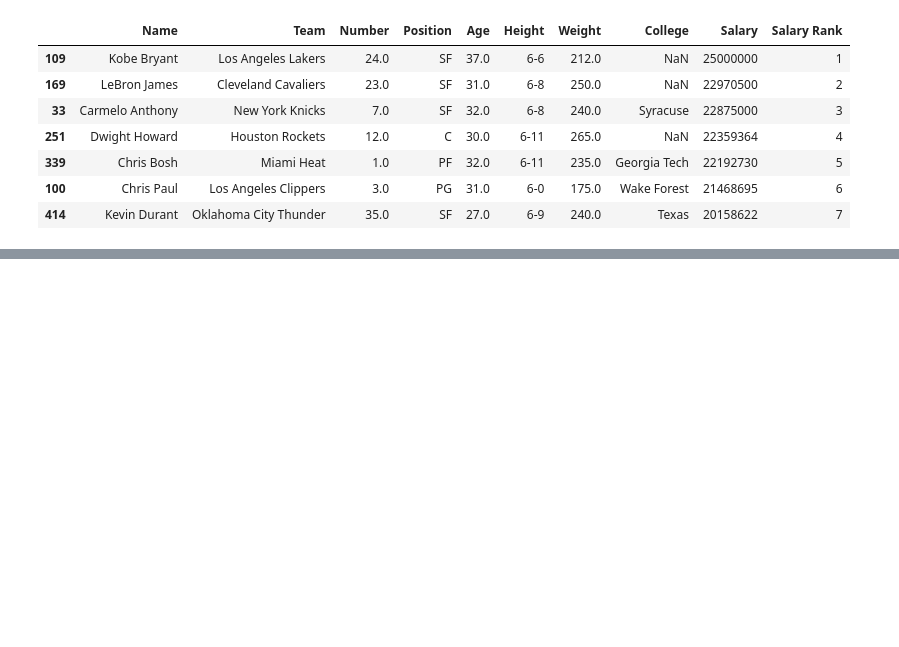
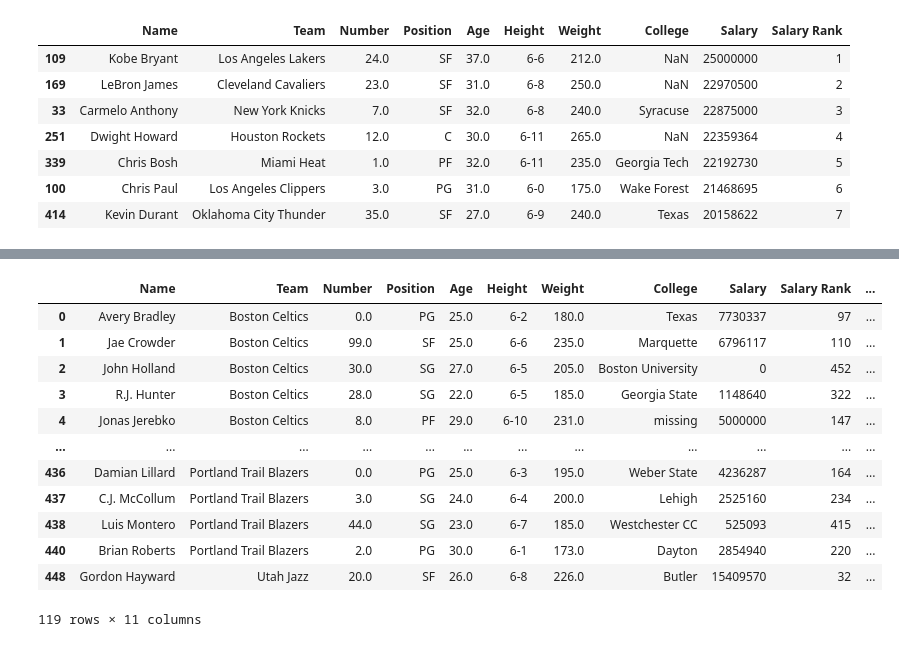
Before and after one commit to TomaszBury/Data-Analysis-with-Pandas-and-Python, a Jupyter notebook: Section_04/92.ipynb, the cells around one changed output, grey strips where cells are left out. Drawn from its saved outputs; the diff is of its cells as text; code cells hidden in the pictures; blank space fills up the shorter version.

```diff
--- a/Section_04/92.ipynb
+++ b/Section_04/92.ipynb
@@ -104,0 +167,16 @@ nba.sort_values(by='Salary',ascending=False).tail(n=15)
+# %%
+nba.drop_duplicates(subset=['College'])
+# %% [output]
+|  | Name | Team | Number | Position | Age | Height | Weight | College | Salary | Salary Rank | ... |
+| 0 | Avery Bradley | Boston Celtics | 0.0 | PG | 25.0 | 6-2 | 180.0 | Texas | 7730337 | 97 | ... |
+| 1 | Jae Crowder | Boston Celtics | 99.0 | SF | 25.0 | 6-6 | 235.0 | Marquette | 6796117 | 110 | ... |
+| 2 | John Holland | Boston Celtics | 30.0 | SG | 27.0 | 6-5 | 205.0 | Boston University | 0 | 452 | ... |
+| 3 | R.J. Hunter | Boston Celtics | 28.0 | SG | 22.0 | 6-5 | 185.0 | Georgia State | 1148640 | 322 | ... |
+| 4 | Jonas Jerebko | Boston Celtics | 8.0 | PF | 29.0 | 6-10 | 231.0 | missing | 5000000 | 147 | ... |
+| ... | ... | ... | ... | ... | ... | ... | ... | ... | ... | ... | ... |
+| 436 | Damian Lillard | Portland Trail Blazers | 0.0 | PG | 25.0 | 6-3 | 195.0 | Weber State | 4236287 | 164 | ... |
+| 437 | C.J. McCollum | Portland Trail Blazers | 3.0 | SG | 24.0 | 6-4 | 200.0 | Lehigh | 2525160 | 234 | ... |
+| 438 | Luis Montero | Portland Trail Blazers | 44.0 | SG | 23.0 | 6-7 | 185.0 | Westchester CC | 525093 | 415 | ... |
+| 440 | Brian Roberts | Portland Trail Blazers | 2.0 | PG | 30.0 | 6-1 | 173.0 | Dayton | 2854940 | 220 | ... |
+| 448 | Gordon Hayward | Utah Jazz | 20.0 | SF | 26.0 | 6-8 | 226.0 | Butler | 15409570 | 32 | ... |
+119 rows × 11 columns
```
Also changed, not shown: parts of 24 cells of this notebook.
